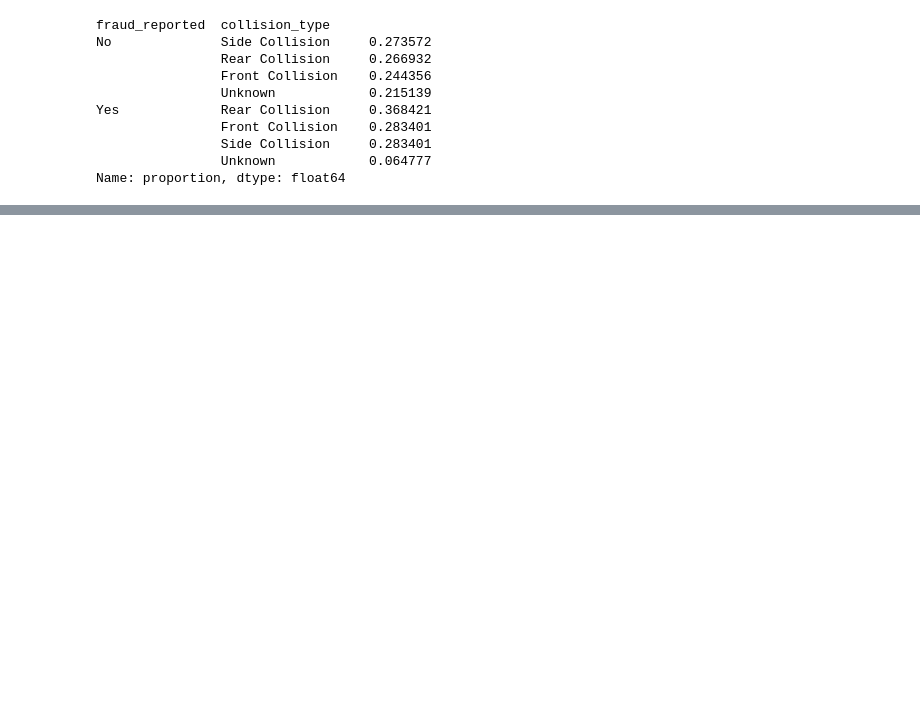
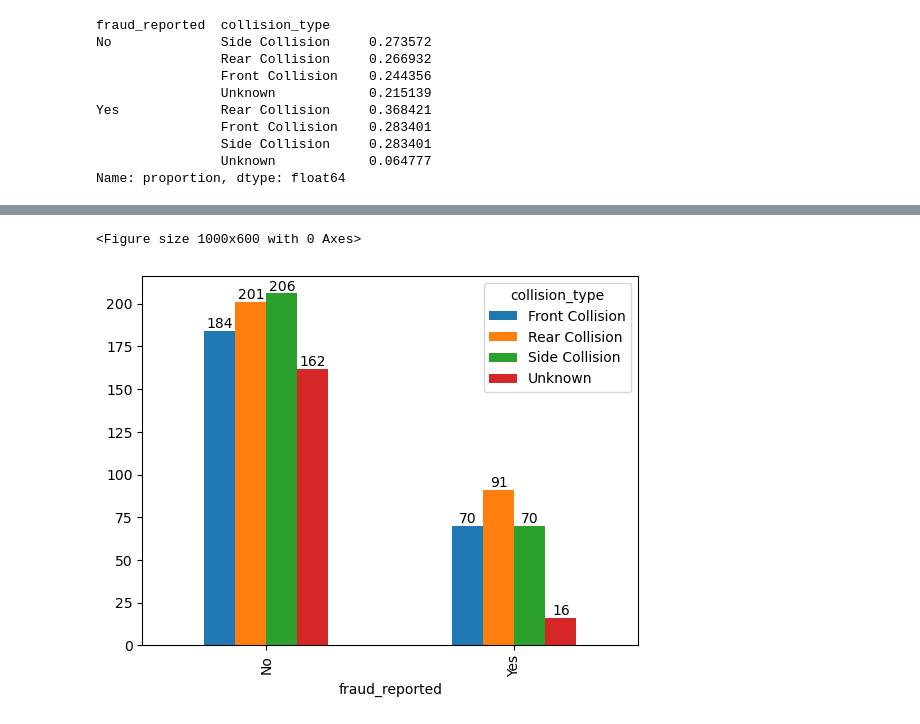
Before and after one commit to oaj1/Insurance_Claims, a Jupyter notebook: Insurance_Claims_IncidentCharacteristicsEDA.ipynb, the cells around one changed output, grey strips where cells are left out. Drawn from its saved outputs; the diff is of its cells as text; code cells hidden in the pictures; blank space fills up the shorter version.

```diff
--- a/Insurance_Claims_IncidentCharacteristicsEDA.ipynb
+++ b/Insurance_Claims_IncidentCharacteristicsEDA.ipynb
@@ -167 +137,12 @@ plt.show()
+# %%
+plt.figure(figsize=(10,6))
+
+
+ax =df.groupby('fraud_reported')['collision_type'].value_counts().unstack().plot(kind = 'bar', stacked = False)
+
+for container in ax.containers:
+    ax.bar_label(container)
+# %% [output]
+<Figure size 1000x600 with 0 Axes>
+[figure, added]
 # %% [markdown]
```
Also changed, not shown: parts of 11 cells of this notebook, 2 other files.
